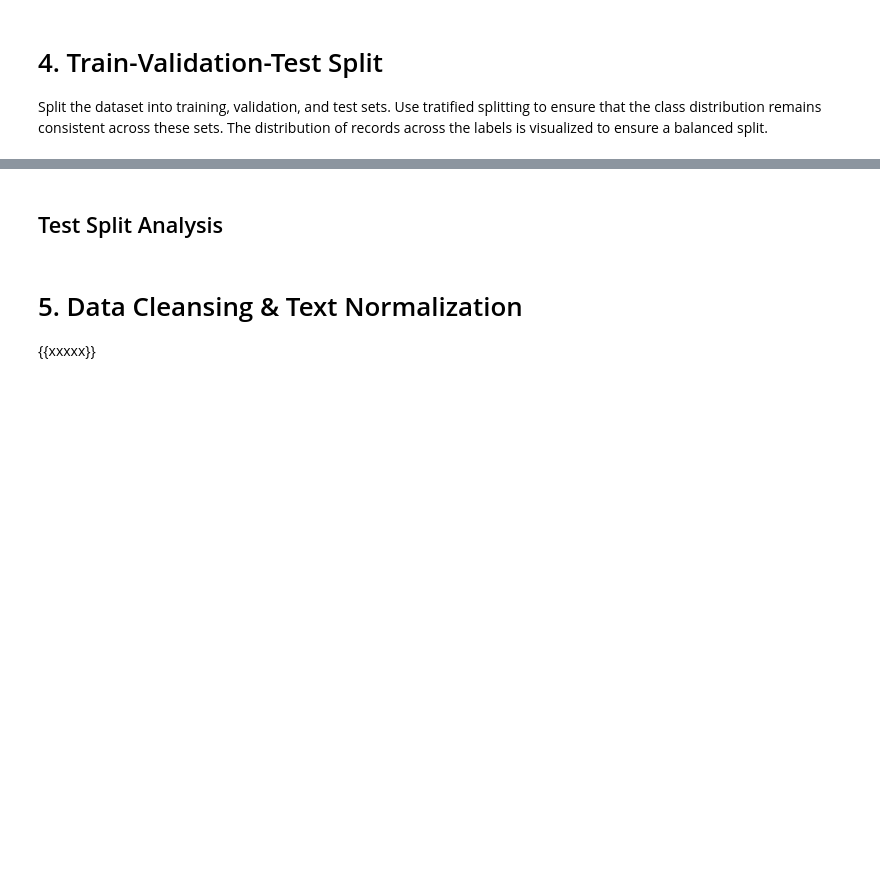
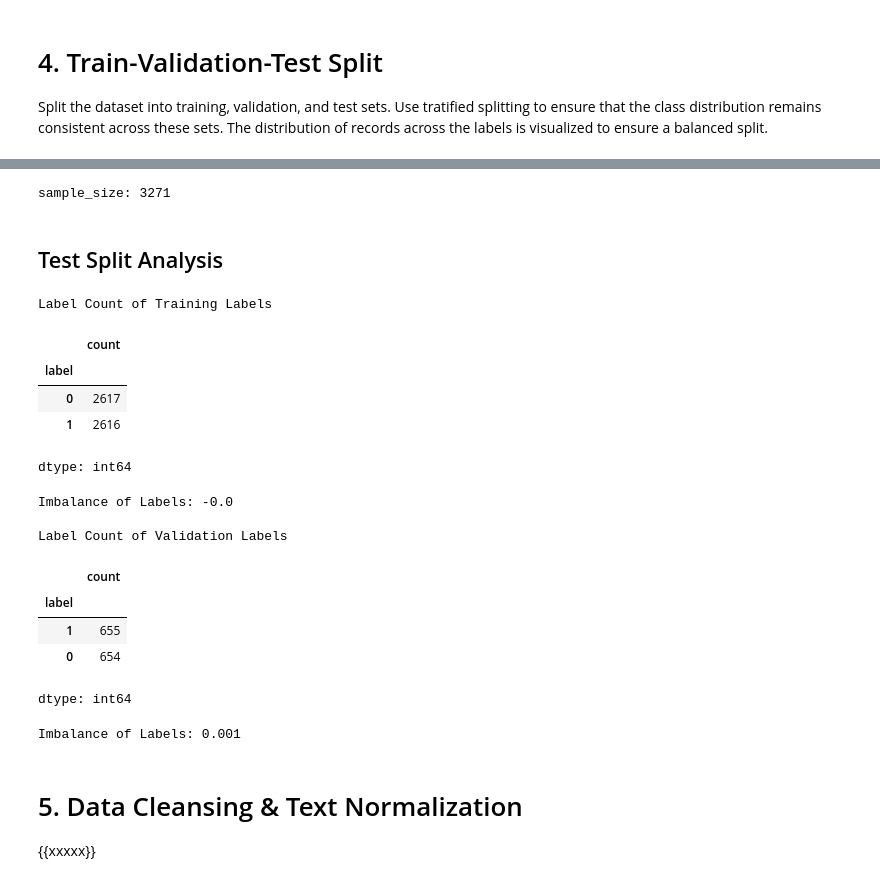
Before and after one commit to TOM-BOHN/MsDS-deep-learing-rnn-disaster-tweets, a Jupyter notebook: deep-learing-rnn-disaster-tweets.ipynb, the cells around one changed output, grey strips where cells are left out. Cells and saved outputs as stored; diff of their text form; code cells hidden in the pictures; blank space fills up the shorter version.

```diff
--- a/deep-learing-rnn-disaster-tweets.ipynb
+++ b/deep-learing-rnn-disaster-tweets.ipynb
@@ -615,2 +629,24 @@ Split the dataset into training, validation, and test sets. Use tratified splitt
+# %%
+#Downsample the amount of records for testing (and balance classes)
+sample_size = min(train_labels['target'].value_counts())
+print('sample_size:', sample_size)
+train_labels_balanced = balance_and_sample(df=train_labels, label_col='label', sample_size=sample_size, random_state=27)
+# %% [output]
+sample_size: 3271
+# %%
+# Split train and validate datasets
+train_df, valid_df = train_test_split(train_labels_balanced, test_size=0.2, stratify=train_labels_balanced['label'], random_state=27)
+# %%
+# Clean data type an create file name column
+train_df['label'] = train_df['label'].astype(str)
+
+if gDEBUG:
+  train_df.head(5)
+# %%
+# Clean data type an create file name column
+valid_df['label'] = valid_df['label'].astype(str)
+
+if gDEBUG:
+  valid_df.head(5)
 # %% [markdown]
 ## Test Split Analysis
@@ -619,3 +653,33 @@ Split the dataset into training, validation, and test sets. Use tratified splitt
+# %%
+ # Preview the Data Sources
+print('Label Count of Training Labels')
+
+display(train_df['label'].value_counts())
+print()
+print('Imbalance of Labels:', round((train_df['label'].value_counts()['1']
+                                    - train_df['label'].value_counts()['0']) / len(train_df), 3))
+print()
+print('Label Count of Validation Labels')
+display(valid_df['label'].value_counts())
+print()
+print('Imbalance of Labels:', round((valid_df['label'].value_counts()['1']
+                                    - valid_df['label'].value_counts()['0']) / len(valid_df), 3))
+# %% [output]
+Label Count of Training Labels
+|  | count |
+| label |  |
+| 0 | 2617 |
+| 1 | 2616 |
+dtype: int64
+Imbalance of Labels: -0.0
+
+Label Count of Validation Labels
+|  | count |
+| label |  |
+| 1 | 655 |
+| 0 | 654 |
+dtype: int64
+Imbalance of Labels: 0.001
 # %% [markdown]
 # 5.&nbsp;Data Cleansing & Text Normalization
 
```
Also changed, not shown: parts of 7 cells of this notebook.
